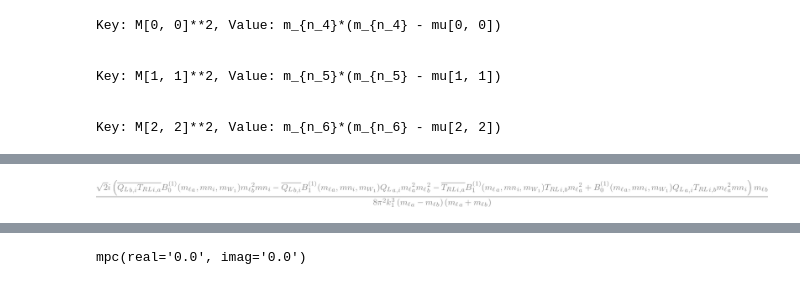
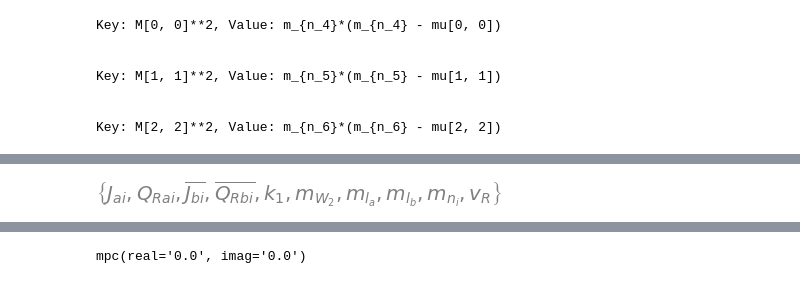
Before and after one commit to moiseszeleny/LRSM-with-Spheno, a Jupyter notebook: sympy_calculations/LFV decays DLRSM/diagram_formfactors_functions.ipynb, the cells around one changed output, grey strips where cells are left out. Cells and saved outputs as stored; diff of their text form; code cells hidden in the pictures.

```diff
--- a/sympy_calculations/LFV decays DLRSM/diagram_formfactors_functions.ipynb
+++ b/sympy_calculations/LFV decays DLRSM/diagram_formfactors_functions.ipynb
@@ -244,5 +267 @@ TRLiac  = symbols(r'\overline{T_{RLia}}')
-# %%
-AR
-# %% [output]
-[figure, removed]
 # %%
@@ -266,0 +298,4 @@ AL_sym = AL.subs(ml[a], mla).subs(ml[b], mlb).subs(mn[i], mni).subs(
+# %%
+symbolic_formfactor['ni_GR']['AL'].atoms(Symbol)
+# %% [output]
+[figure, added]
```
Also changed, not shown: parts of 56 cells of this notebook, 2 other files.
